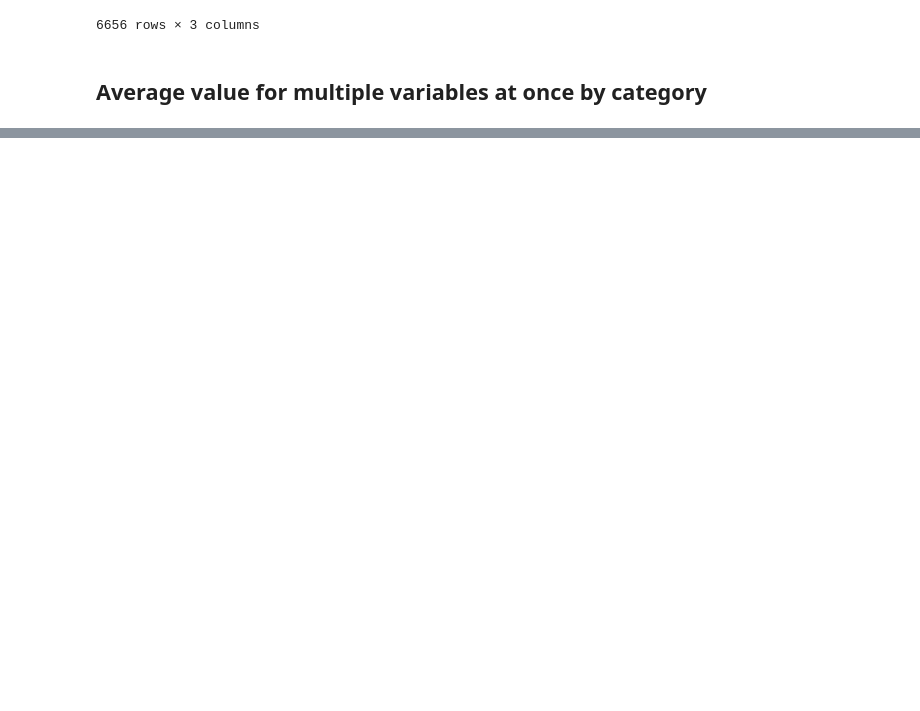
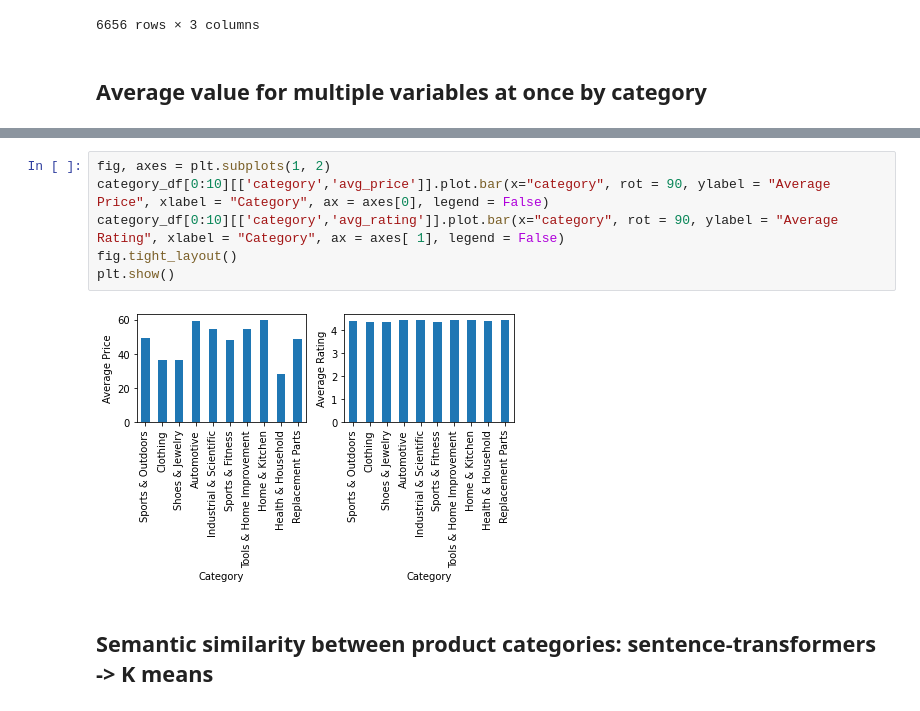
Before and after one commit to datares/team-aqua, a Jupyter notebook: Notebooks/categories_analysis.ipynb, the cells around one changed output, grey strips where cells are left out. Cells and saved outputs as stored; diff of their text form; blank space fills up the shorter version.

```diff
--- a/Notebooks/categories_analysis.ipynb
+++ b/Notebooks/categories_analysis.ipynb
@@ -281,0 +314,10 @@ category_df
+# %%
+fig, axes = plt.subplots(1, 2)
+category_df[0:10][['category','avg_price']].plot.bar(x="category", rot = 90, ylabel = "Average Price", xlabel = "Category", ax = axes[0], legend = False)
+category_df[0:10][['category','avg_rating']].plot.bar(x="category", rot = 90, ylabel = "Average Rating", xlabel = "Category", ax = axes[ 1], legend = False)
+fig.tight_layout()
+plt.show()
+# %% [output]
+[figure, added]
+# %% [markdown]
+## Semantic similarity between product categories: sentence-transformers -> K means
```
Also changed, not shown: parts of 56 cells of this notebook, 7 other files.
